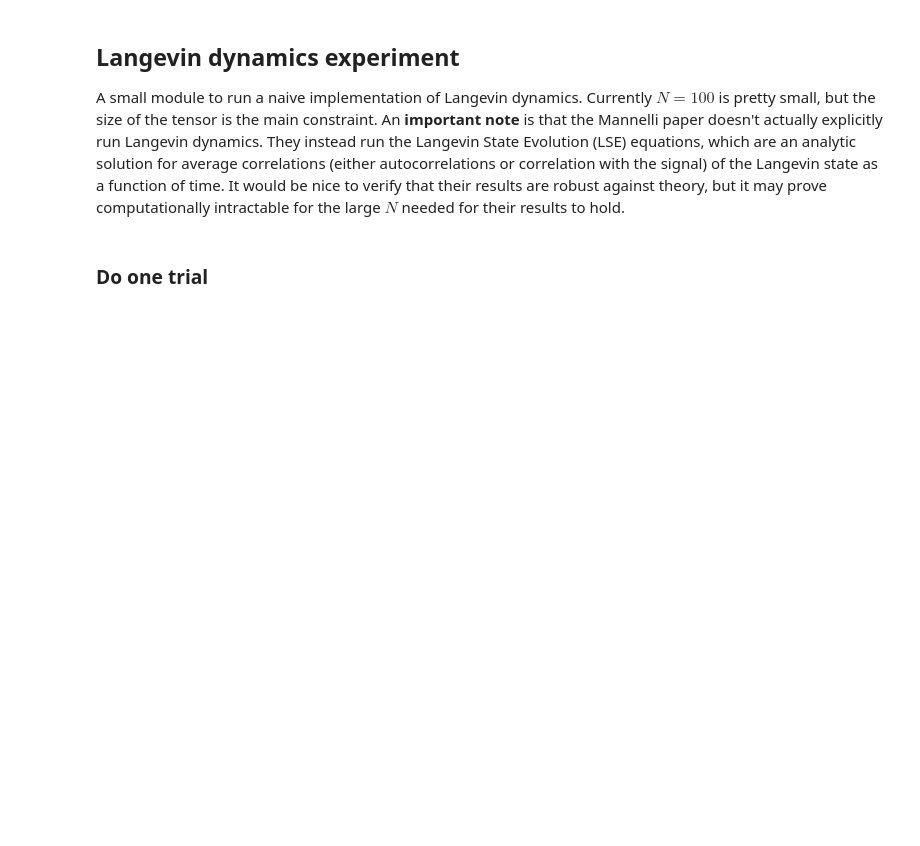
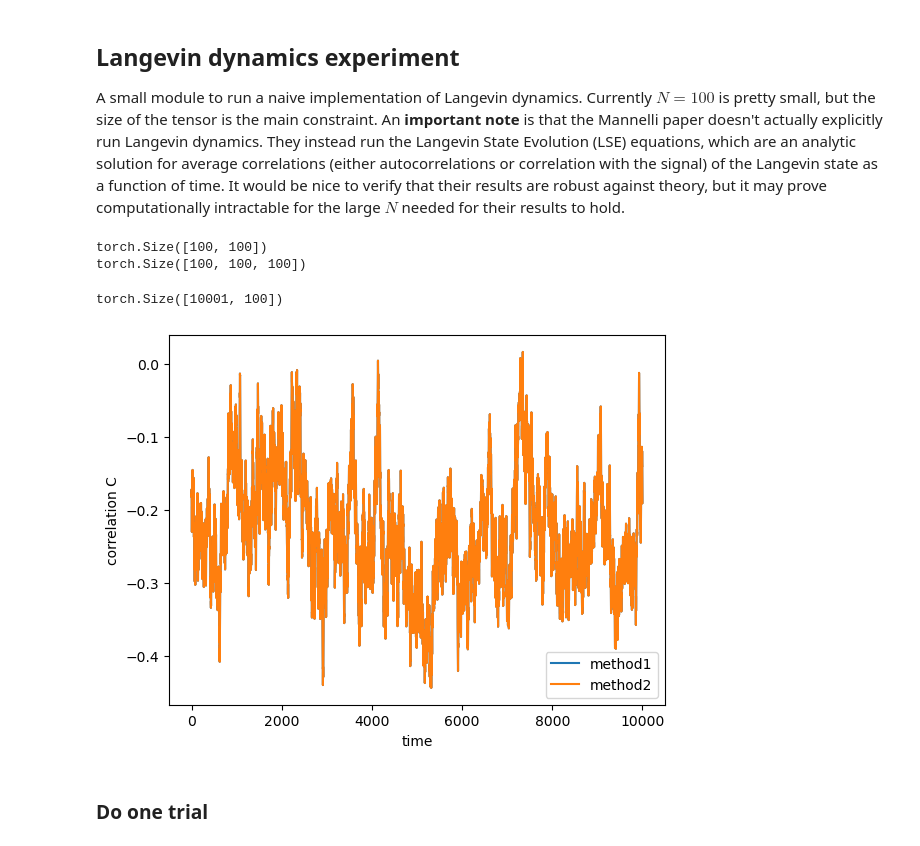
Before and after one commit to ychnli/ap229-final-project, a Jupyter notebook: sandbox.ipynb, the cells around one changed output. Cells and saved outputs as stored; diff of their text form; code cells hidden in the pictures; blank space fills up the shorter version.

```diff
--- a/sandbox.ipynb
+++ b/sandbox.ipynb
@@ -71,0 +88,18 @@ def langevin_dynamics_projected(x0, Y, T, delta2, deltap, p, steps, step_size, s
+# %%
+N       = 100
+p       = 3
+Delta2  = 0.5
+Delta_p = 1
+
+# Draw a random vector on S_{N−1} of radius sqrt(N)
+x_star = np.random.randn(N).astype(np.float32)
+x_star /= np.linalg.norm(x_star)
+x_star *= np.sqrt(N)
+
+Y, T = generate_spiked_matrix_tensor(x_star, Delta2, Delta_p, p=p, seed=42)
+
+print(Y.shape)
+print(T.shape)
+# %% [output]
+torch.Size([100, 100])
+torch.Size([100, 100, 100])
@@ -72,3 +165,19 @@ def langevin_dynamics_projected(x0, Y, T, delta2, deltap, p, steps, step_size, s
+# %%
+traj_cpu = run_langevin_cpu_exact(x_0, Y, T, Delta2, Delta_p, max_steps=10000, seed=10)
+# %%
+corr = 1/N * (traj.cpu() @ x_star)
+corr_cpu = 1/N * (traj_cpu.cpu() @ x_star)
+
+plt.plot(corr, label='method1')
+plt.plot(corr_cpu, label='method2')
+
+plt.legend()
+plt.ylabel("correlation C")
+plt.xlabel("time")
+print(traj.shape)
+# %% [output]
+torch.Size([10001, 100])
+[figure, added]
 # %%
 from tqdm import tqdm
 
```
Also changed, not shown: parts of 6 cells of this notebook, 3 other files.
